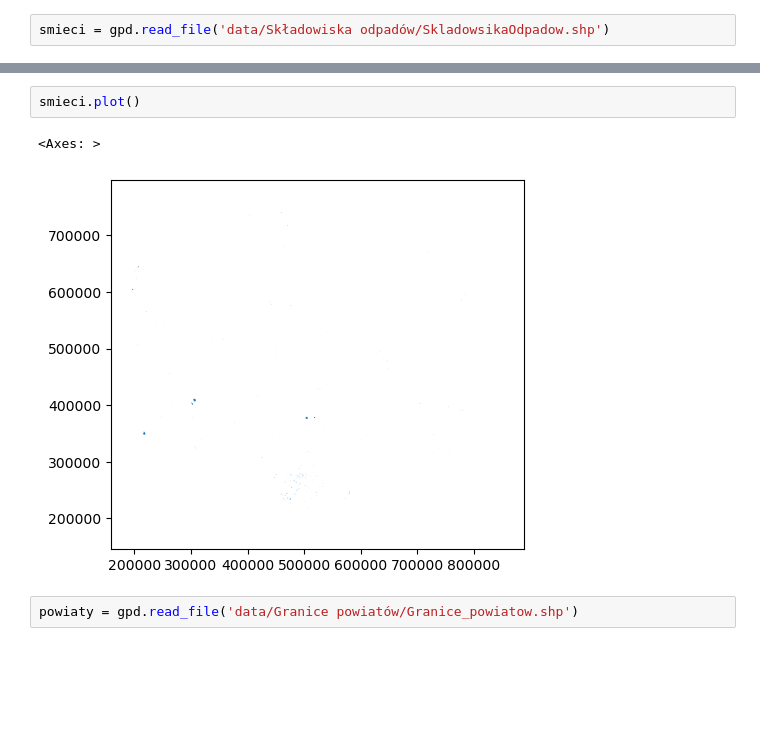
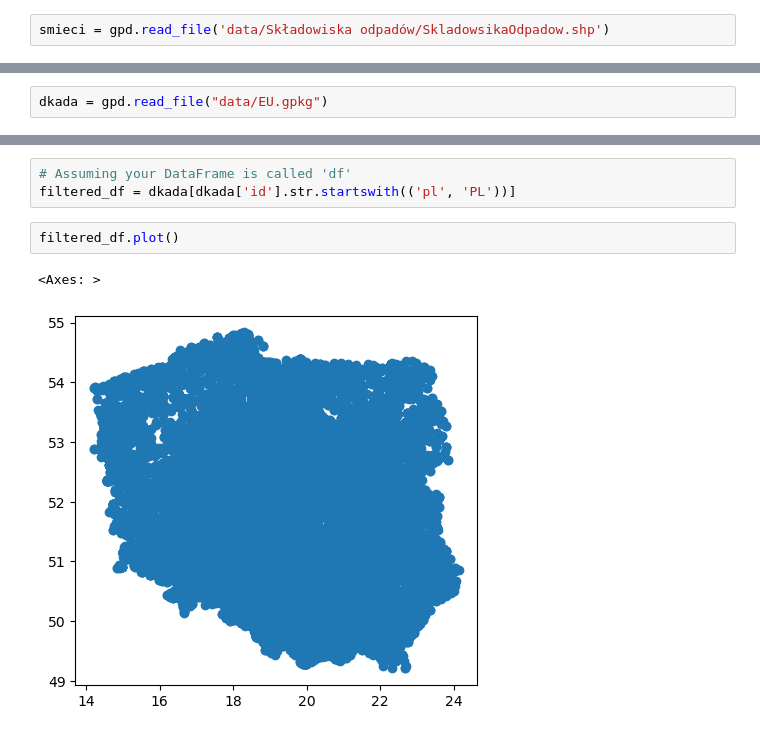
Before and after one commit to Goul4sh/adp_projekt, a Jupyter notebook: Analiza.ipynb, the cells around one changed output, grey strips where cells are left out. Cells and saved outputs as stored; diff of their text form; blank space fills up the shorter version.

```diff
--- a/Analiza.ipynb
+++ b/Analiza.ipynb
@@ -55,0 +212,2 @@ smieci = gpd.read_file('data/Składowiska odpadów/SkladowsikaOdpadow.shp')
+# %%
+dkada = gpd.read_file("data/EU.gpkg")
@@ -56,7 +223,8 @@ smieci = gpd.read_file('data/Składowiska odpadów/SkladowsikaOdpadow.shp')
+# %%
+# Assuming your DataFrame is called 'df'
+filtered_df = dkada[dkada['id'].str.startswith(('pl', 'PL'))]
 # %%
-smieci.plot()
+filtered_df.plot()
 # %% [output]
 <Axes: >
-[figure, old version]
+[figure, new version]
-# %%
-powiaty = gpd.read_file('data/Granice powiatów/Granice_powiatow.shp')
```
Also changed, not shown: parts of 17 cells of this notebook, 3 other files.
